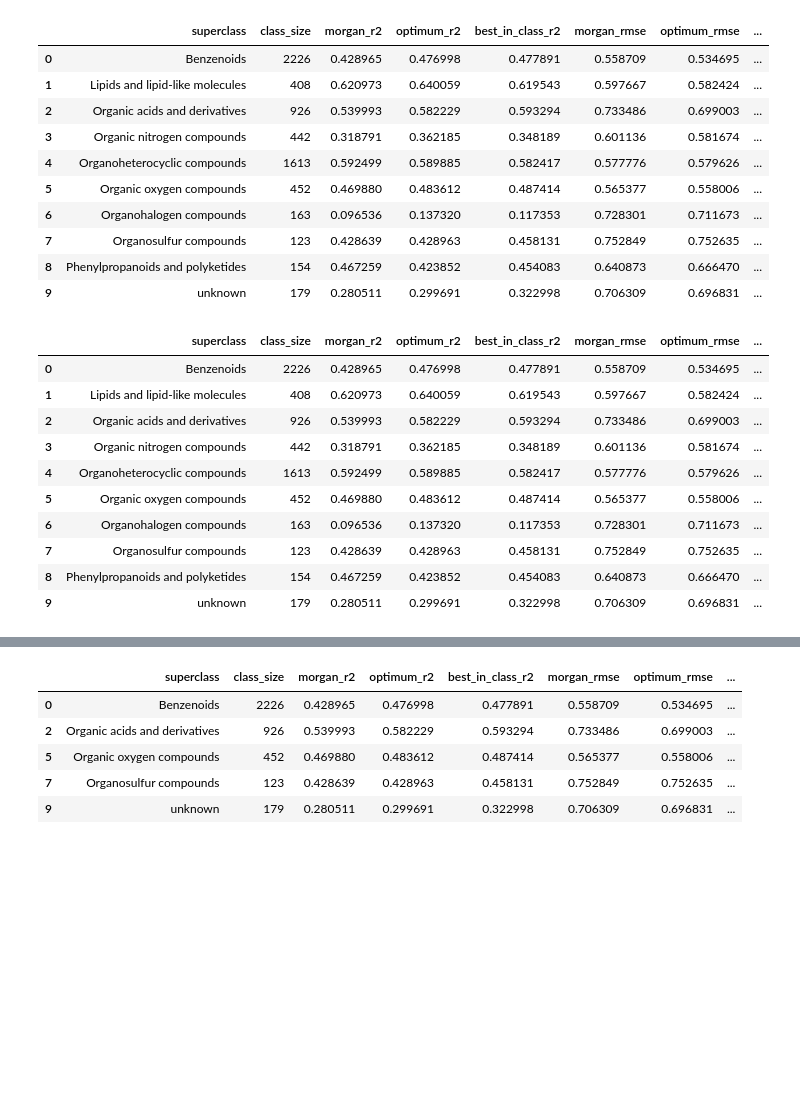
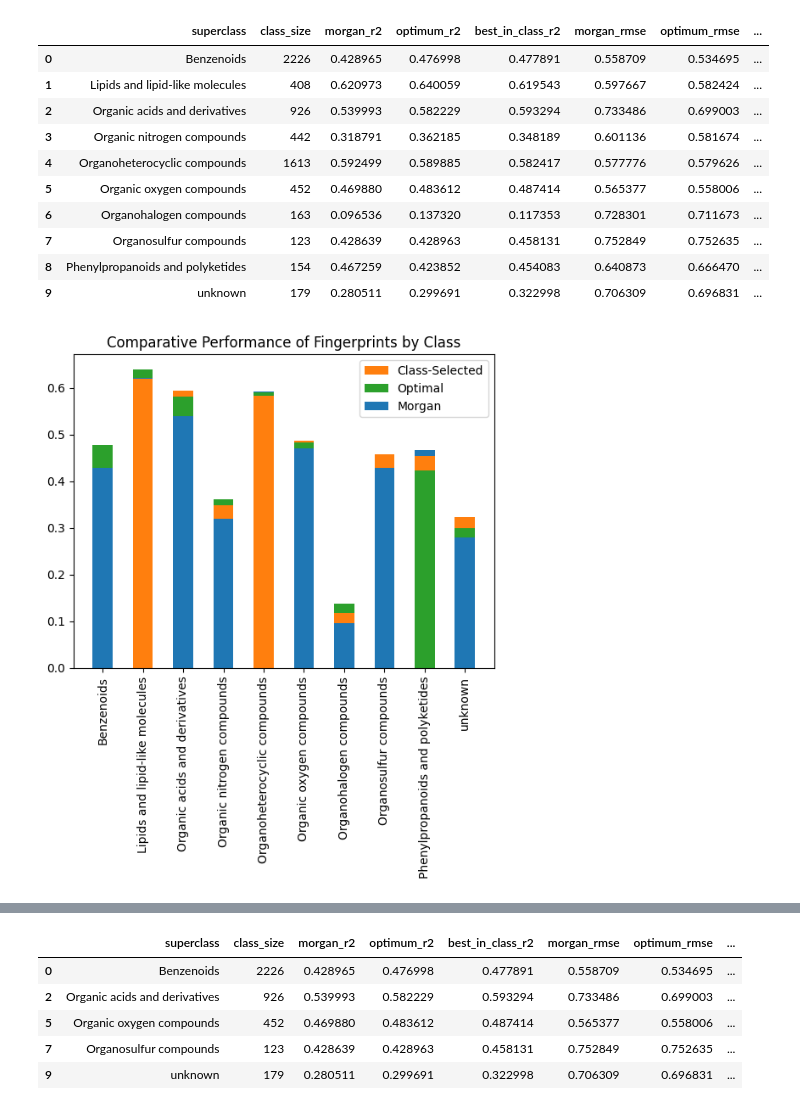
Before and after one commit to patlewig/genra-hybrid, a Jupyter notebook: notebooks/04-ajl-data_collection_LD50.ipynb, the cells around one changed output, grey strips where cells are left out. Saved outputs shown, nothing was run; the diff lists cells and outputs as text; code cells hidden in the pictures; blank space fills up the shorter version.

```diff
--- a/notebooks/04-ajl-data_collection_LD50.ipynb
+++ b/notebooks/04-ajl-data_collection_LD50.ipynb
@@ -772,3 +827,45 @@ class_results
+# %%
+#Import our dependencies
+import matplotlib.pyplot as plt
+import numpy as np
+
+#Set bar width
+width = 0.5
+
+#Set up the subplots, as we will be pasting onto the same graph repeatedly
+fig, ax = plt.subplots()
+
+#Set the bottom of each bar to zero. Changing the value of this variable will allow for
+#traditional stacked bar graphs, but is not necessary here
+bottom = np.zeros(10)
+
+#Create a color dictionary so that bars are colored based on the fingerprint we are plotting a value for
+colors = {'Morgan':'tab:blue', '_Morgan': 'tab:blue', 'Optimal': 'tab:green', '_Optimal':'tab:green', 'Class-Selected':'tab:orange',
+            '_Class-Selected':'tab:orange'}
+
+#Iterating from best to worst performance makes it so that the last thing plotted is the shortest bar
+#This keeps us from having the last bar obscure the earlier ones
+for score_type in ['max', 'mid', 'min']:
+    scores = list(performance_dict.loc[f'{score_type}_score'].values)
+    labels = list(performance_dict.loc[f'{score_type}'].values)
+    coloring = []
+    for name in labels:
+        coloring.append(colors[name])
+    p = ax.bar(list(class_results.superclass), scores, width, \
+                label = labels, color = coloring, bottom = bottom)
+
+
+#Set title and show legend
+ax.set_title("Comparative Performance of Fingerprints by Class")
+ax.legend()
+
+#Rotate the labels so they remain readable
+plt.xticks(rotation = 90)
+
+#Show the graph
+plt.show()
+# %% [output]
+[figure, added]
 # %%
 #Collect class data
 print('scp aleary@v2626umcth031.rtord.epa.gov:/home/aleary/Grid-Search_Optimization/\{benzenoids.csv,lipids.csv,organic_acids.csv,organic_nitrogen.csv,organic_oxygen.csv,organohalogen.csv,organoheterocyclic.csv,organosulfur.csv,phenylpropanoids.csv,unknown.csv\}. references/class_tests/grid_searches')
@@ -785,17 +882,3 @@ for superclass in nickname_dict.keys():
 
 weights_for_classes = pd.DataFrame(weight_dict)
 class_results = class_results.merge(weights_for_classes, how = 'inner', on = 'superclass')
-# %%
-class_results
-# %% [output]
-|  | superclass | class_size | morgan_r2 | optimum_r2 | best_in_class_r2 | morgan_rmse | optimum_rmse | ... |
-| 0 | Benzenoids | 2226 | 0.428965 | 0.476998 | 0.477891 | 0.558709 | 0.534695 | ... |
-| 1 | Lipids and lipid-like molecules | 408 | 0.620973 | 0.640059 | 0.619543 | 0.597667 | 0.582424 | ... |
-| 2 | Organic acids and derivatives | 926 | 0.539993 | 0.582229 | 0.593294 | 0.733486 | 0.699003 | ... |
-| 3 | Organic nitrogen compounds | 442 | 0.318791 | 0.362185 | 0.348189 | 0.601136 | 0.581674 | ... |
-| 4 | Organoheterocyclic compounds | 1613 | 0.592499 | 0.589885 | 0.582417 | 0.577776 | 0.579626 | ... |
-| 5 | Organic oxygen compounds | 452 | 0.469880 | 0.483612 | 0.487414 | 0.565377 | 0.558006 | ... |
-| 6 | Organohalogen compounds | 163 | 0.096536 | 0.137320 | 0.117353 | 0.728301 | 0.711673 | ... |
-| 7 | Organosulfur compounds | 123 | 0.428639 | 0.428963 | 0.458131 | 0.752849 | 0.752635 | ... |
-| 8 | Phenylpropanoids and polyketides | 154 | 0.467259 | 0.423852 | 0.454083 | 0.640873 | 0.666470 | ... |
-| 9 | unknown | 179 | 0.280511 | 0.299691 | 0.322998 | 0.706309 | 0.696831 | ... |
```
Also changed, not shown: parts of 22 cells of this notebook, 2 other files.
